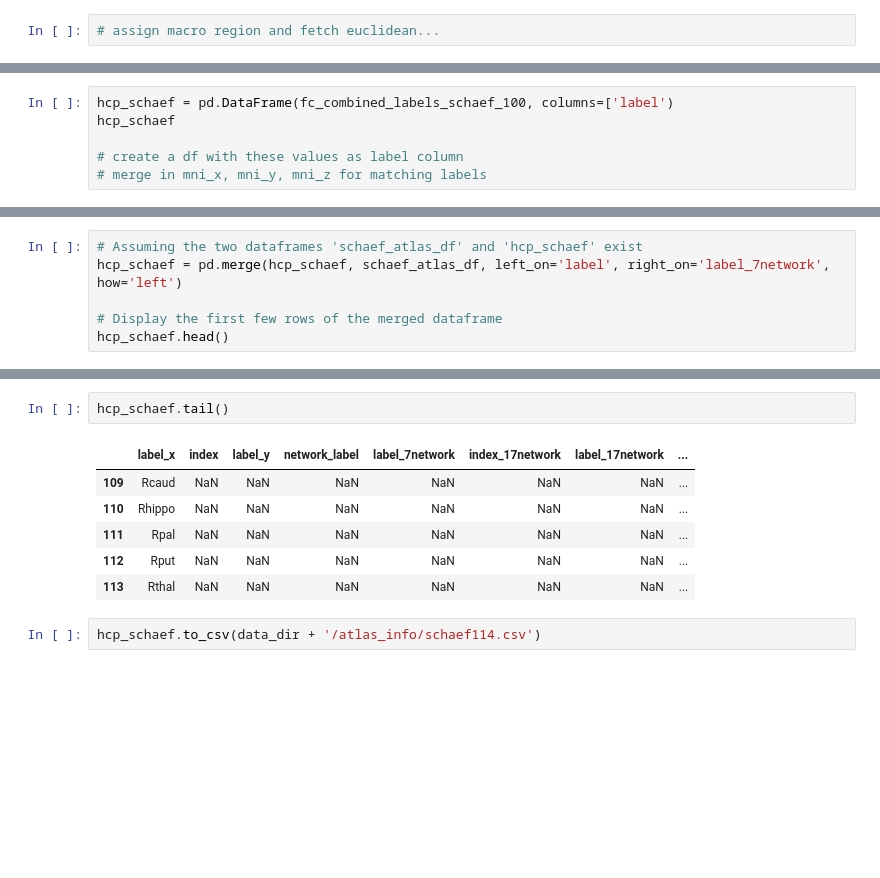
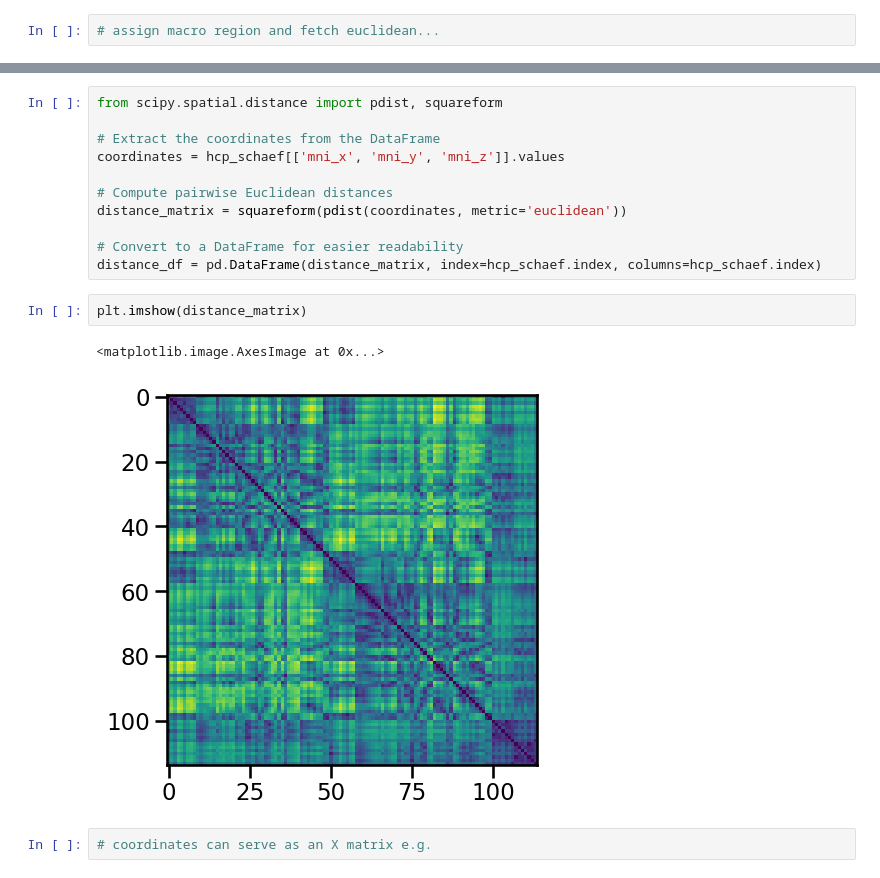
Before and after one commit to neuroinfolab/GeneEx2Conn, a Jupyter notebook: data_demo.ipynb, the cells around one changed output, grey strips where cells are left out. Saved outputs shown, nothing was run; the diff lists cells and outputs as text; blank space fills up the shorter version.

```diff
--- a/data_demo.ipynb
+++ b/data_demo.ipynb
@@ -417,6 +403,0 @@ schaef_atlas_df
-# %%
-hcp_schaef = pd.DataFrame(fc_combined_labels_schaef_100, columns=['label')
-hcp_schaef
-
-# create a df with these values as label column
-# merge in mni_x, mni_y, mni_z for matching labels
@@ -437,6 +403,0 @@ hcp_schaef
-# %%
-# Assuming the two dataframes 'schaef_atlas_df' and 'hcp_schaef' exist
-hcp_schaef = pd.merge(hcp_schaef, schaef_atlas_df, left_on='label', right_on='label_7network', how='left')
-
-# Display the first few rows of the merged dataframe
-hcp_schaef.head()
@@ -459,11 +404,18 @@ hcp_schaef.head()
-# %%
-hcp_schaef.tail()
-# %% [output]
-|  | label_x | index | label_y | network_label | label_7network | index_17network | label_17network | ... |
-| 109 | Rcaud | NaN | NaN | NaN | NaN | NaN | NaN | ... |
-| 110 | Rhippo | NaN | NaN | NaN | NaN | NaN | NaN | ... |
-| 111 | Rpal | NaN | NaN | NaN | NaN | NaN | NaN | ... |
-| 112 | Rput | NaN | NaN | NaN | NaN | NaN | NaN | ... |
-| 113 | Rthal | NaN | NaN | NaN | NaN | NaN | NaN | ... |
-# %%
-hcp_schaef.to_csv(data_dir + '/atlas_info/schaef114.csv')
+# %%
+from scipy.spatial.distance import pdist, squareform
+
+# Extract the coordinates from the DataFrame
+coordinates = hcp_schaef[['mni_x', 'mni_y', 'mni_z']].values
+
+# Compute pairwise Euclidean distances
+distance_matrix = squareform(pdist(coordinates, metric='euclidean'))
+
+# Convert to a DataFrame for easier readability
+distance_df = pd.DataFrame(distance_matrix, index=hcp_schaef.index, columns=hcp_schaef.index)
+# %%
+plt.imshow(distance_matrix)
+# %% [output]
+<matplotlib.image.AxesImage at 0x...>
+[figure, added]
+# %%
+# coordinates can serve as an X matrix e.g.
```
Also changed, not shown: parts of 12 cells of this notebook, 5 other files.
